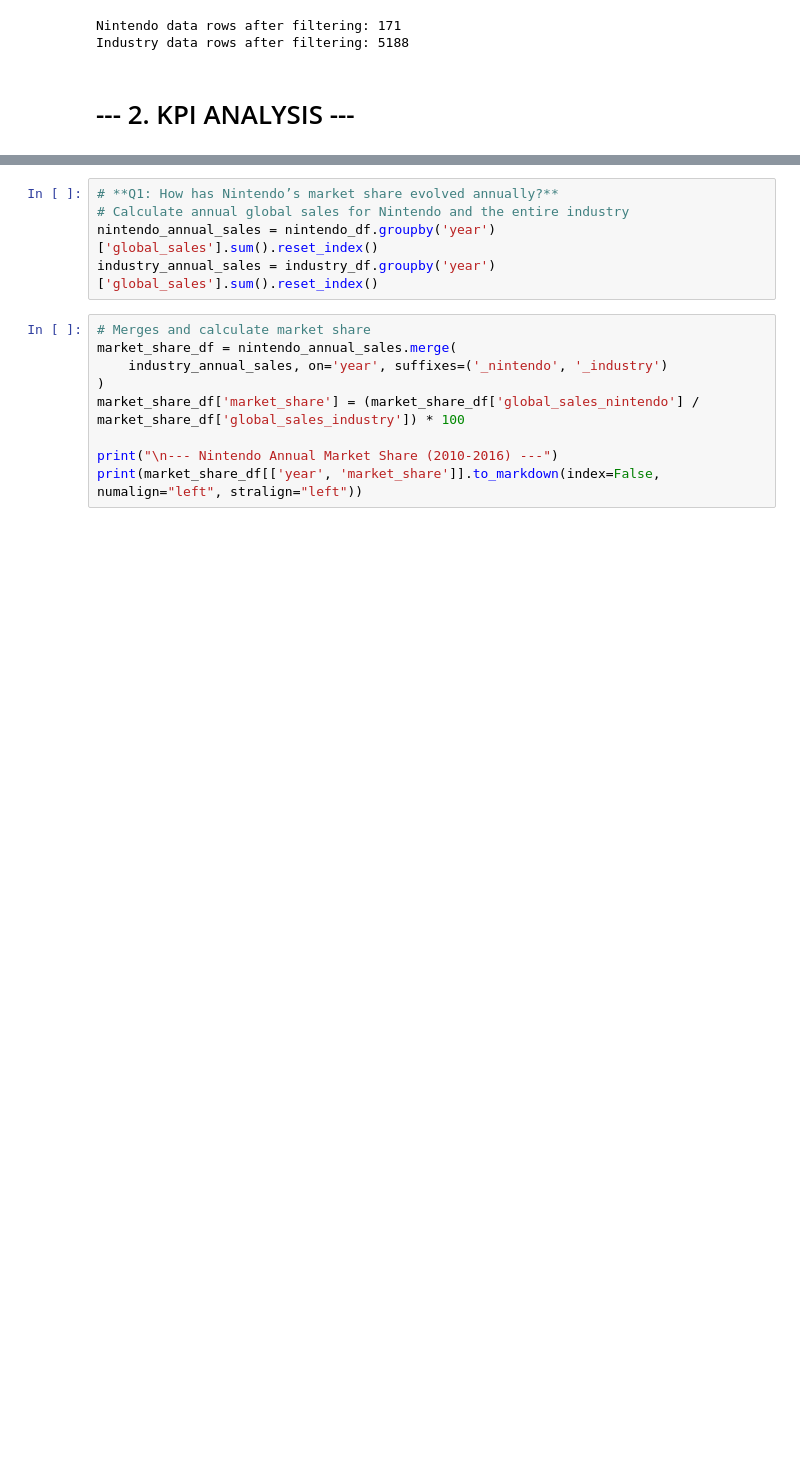
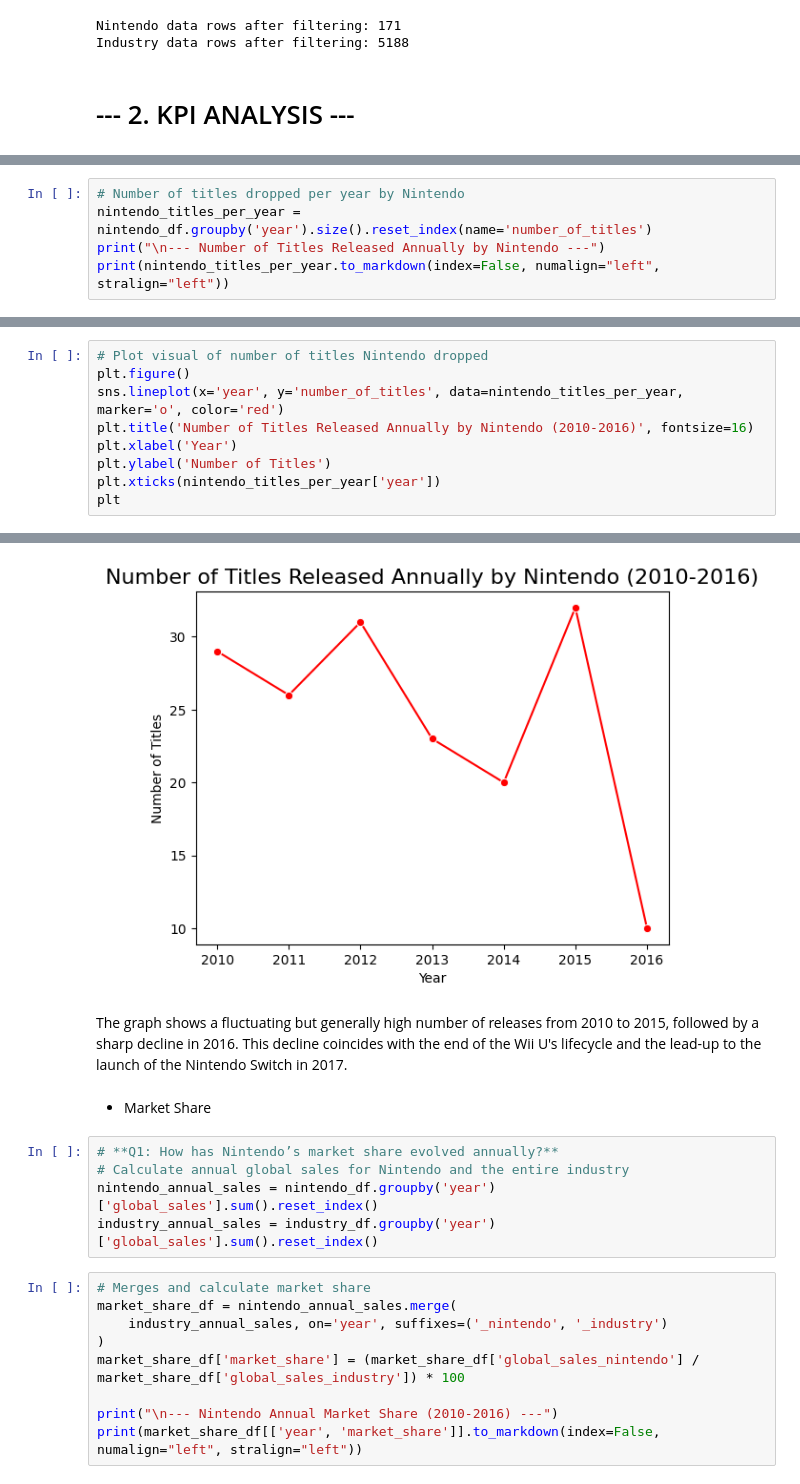
Before and after one commit to Kwasi-Dankwa/Game-sales, a Jupyter notebook: gamemodelling.ipynb, the cells around one changed output, grey strips where cells are left out. Drawn from its saved outputs; the diff is of its cells as text; blank space fills up the shorter version.

Commit message:
adding my comprehensive sale and market analysis with recommendations

```diff
--- a/gamemodelling.ipynb
+++ b/gamemodelling.ipynb
@@ -122,0 +183,5 @@ Industry data rows after filtering: 5188
+# %%
+# Number of titles dropped per year by Nintendo
+nintendo_titles_per_year = nintendo_df.groupby('year').size().reset_index(name='number_of_titles')
+print("\n--- Number of Titles Released Annually by Nintendo ---")
+print(nintendo_titles_per_year.to_markdown(index=False, numalign="left", stralign="left"))
@@ -122,0 +199,10 @@ Industry data rows after filtering: 5188
+# %%
+# Plot visual of number of titles Nintendo dropped
+plt.figure()
+sns.lineplot(x='year', y='number_of_titles', data=nintendo_titles_per_year, marker='o', color='red')
+plt.title('Number of Titles Released Annually by Nintendo (2010-2016)', fontsize=16)
+plt.xlabel('Year')
+plt.ylabel('Number of Titles')
+plt.xticks(nintendo_titles_per_year['year'])
+plt
+# %% [output]
@@ -123,3 +210,8 @@ Industry data rows after filtering: 5188
+[figure, added]
+# %% [markdown]
+The graph shows a fluctuating but generally high number of releases from 2010 to 2015, followed by a sharp decline in 2016. This decline coincides with the end of the Wii U's lifecycle and the lead-up to the launch of the Nintendo Switch in 2017.
+# %% [markdown]
+- Market Share
 # %%
 # **Q1: How has Nintendo’s market share evolved annually?**
 # Calculate annual global sales for Nintendo and the entire industry
```
Also changed, not shown: parts of 23 cells of this notebook.
